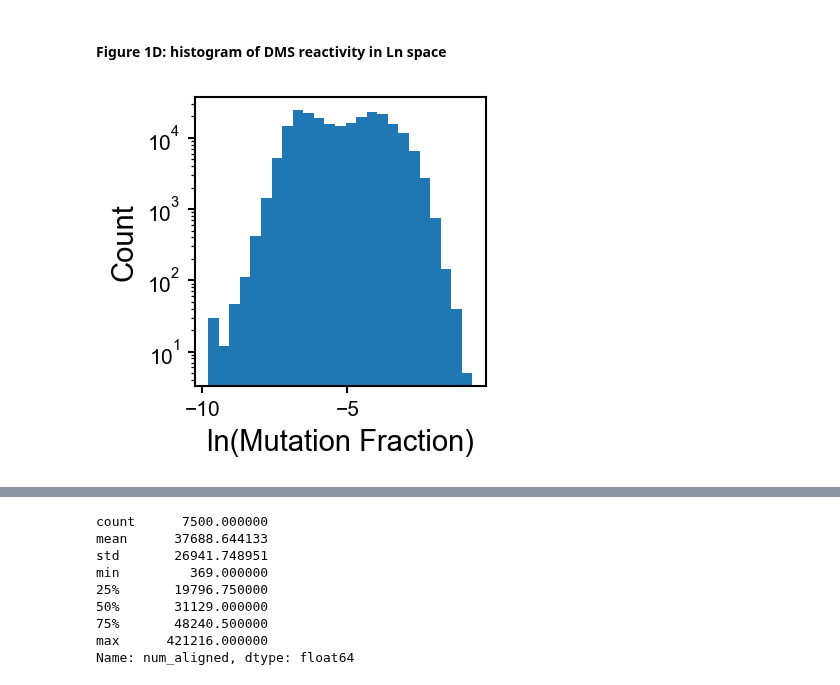
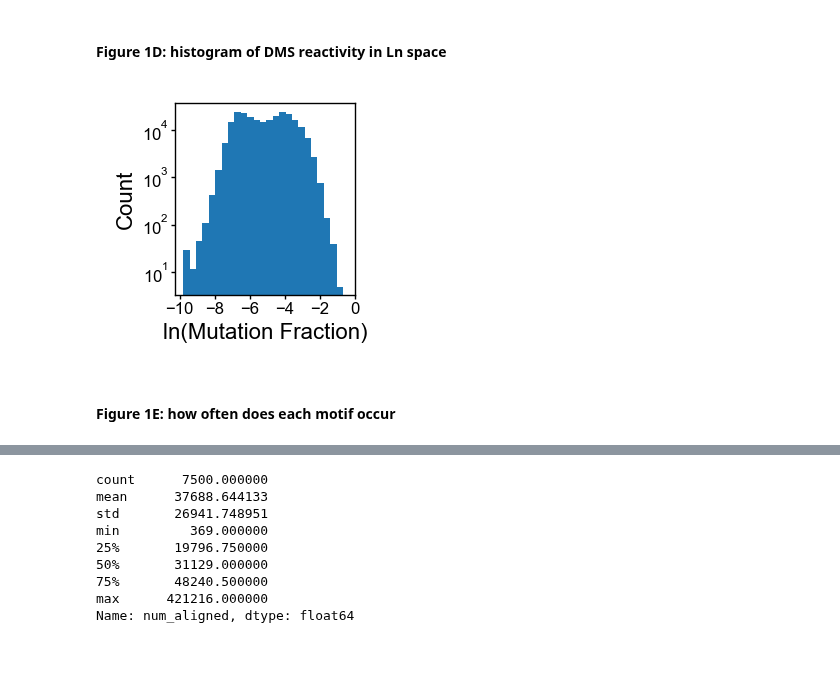
Before and after one commit to YesselmanLabPublications/2025_char_3d_struct_features, a Jupyter notebook: notebooks/manuscript_outline.ipynb, the cells around one changed output, grey strips where cells are left out. Drawn from its saved outputs; the diff is of its cells as text; code cells hidden in the pictures; blank space fills up the shorter version.

```diff
--- a/notebooks/manuscript_outline.ipynb
+++ b/notebooks/manuscript_outline.ipynb
@@ -29,3 +43,3 @@ df_residue = pd.read_json(f"{DATA_PATH}/raw-jsons/residues/pdb_library_1_residue
 # %%
-df_residue["ln_r_data"] = np.log(df_residue["r_data"])
-df_residue['ln_r_data'].replace(-np.inf, -9.8, inplace=True)
+df["ln_r_data"] = np.log(df["r_data"])
+df['ln_r_data'].replace(-np.inf, -9.8, inplace=True)
@@ -110,11 +140,18 @@ publication_style_ax(ax)
 # %% [markdown]
 #### Figure 1D: histogram of DMS reactivity in Ln space
 # %%
-fig, ax = plt.subplots(figsize=(2.5, 2.5))
-ax.hist(df_residue['ln_r_data'], bins=25);
-plt.yscale('log')
-ax.set_xlabel("ln(Mutation Fraction)")
-ax.set_ylabel("Count")
-publication_style_ax(ax)
+def figure_1d(df, ax):
+    ax.hist(df["ln_r_data"], bins=25)
+    ax.set_yscale("log")
+    ax.set_xlabel("ln(Mutation Fraction)", labelpad=2)
+    ax.set_ylabel("Count", labelpad=2)
+    ax.set_yticks([10, 100, 1000, 10000])
+    ax.set_xticks([-10, -8, -6, -4, -2, 0])
+    format_small_plot(ax)
-# %% [output]
-[figure, removed]
+# %%
+fig, ax = plt.subplots(figsize=(1.50, 1.25), dpi=200)
+figure_1d(df, ax)
+# %% [output]
+[figure, added]
+# %% [markdown]
+#### Figure 1E: how often does each motif occur
```
Also changed, not shown: parts of 44 cells of this notebook, 13 other files.
